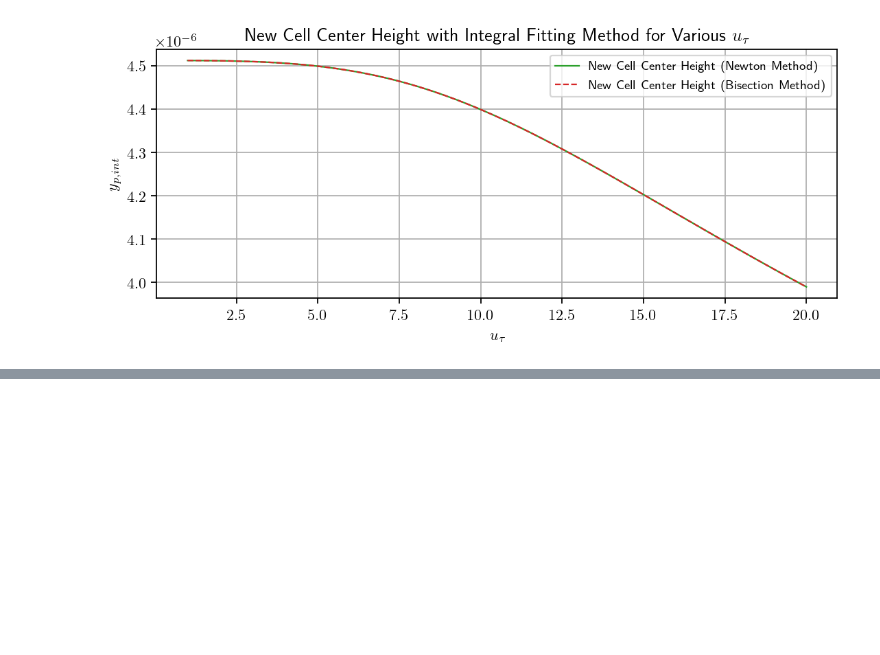
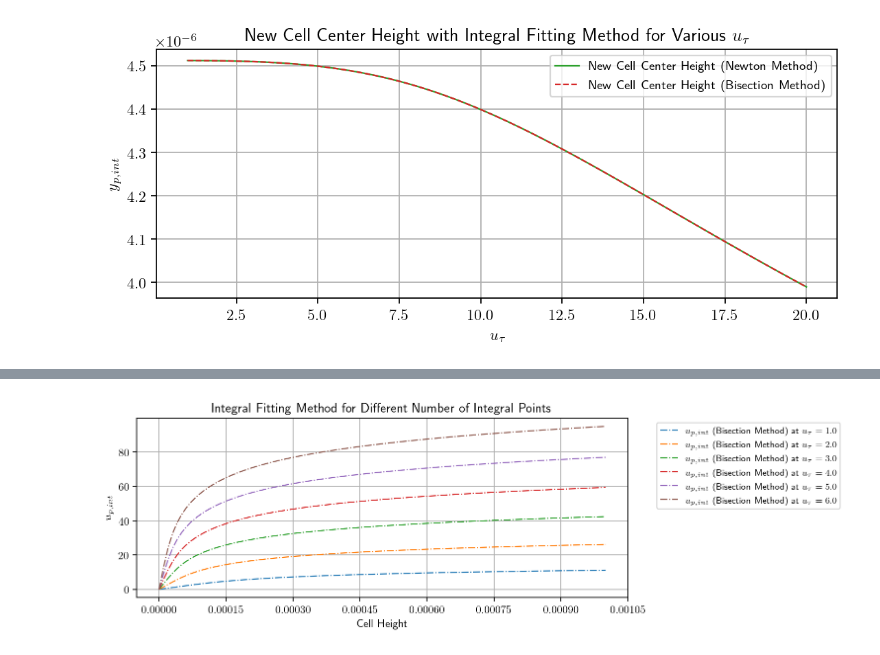
Before and after one commit to AndreWeiner/wall_modeling, a Jupyter notebook: notebooks/IntegralFittingMethod.ipynb, the cells around one changed output, grey strips where cells are left out. Saved outputs shown, nothing was run; the diff lists cells and outputs as text; code cells hidden in the pictures; blank space fills up the shorter version.

```diff
--- a/notebooks/IntegralFittingMethod.ipynb
+++ b/notebooks/IntegralFittingMethod.ipynb
@@ -243,0 +399,15 @@ ax4.legend(fontsize = 8)
+# %%
+style5 = ["-", "-."]
+lw5 = 1.0
+# New mean velocity plot
+fig6, ax6 = plt.subplots(1, 1, figsize=(8, 3))
+plt.grid()
+ax6.set_xlabel("Cell Height")
+ax6.set_ylabel(r'$u_{p,int}$')
+ax6.xaxis.set_major_locator(MaxNLocator(integer=True))
+plt.title(r"Integral Fitting Method for Different Number of Integral Points")
+for j in range(len(u_tau_list)):
+    ax6.plot(yf_list, u_p_int_list_bi[:][j], label = r'$u_{p,int}$ ' + r'(Bisection Method) at $u_\tau = {:.1f}$'.format(u_tau_list[j]), ls = style5[1], c = "C{:d}".format(j), lw = lw5)
+    ax6.legend(fontsize = 8, bbox_to_anchor=(1.05, 1))
+# %% [output]
+[figure, added]
```
Also changed, not shown: parts of 31 cells of this notebook.
